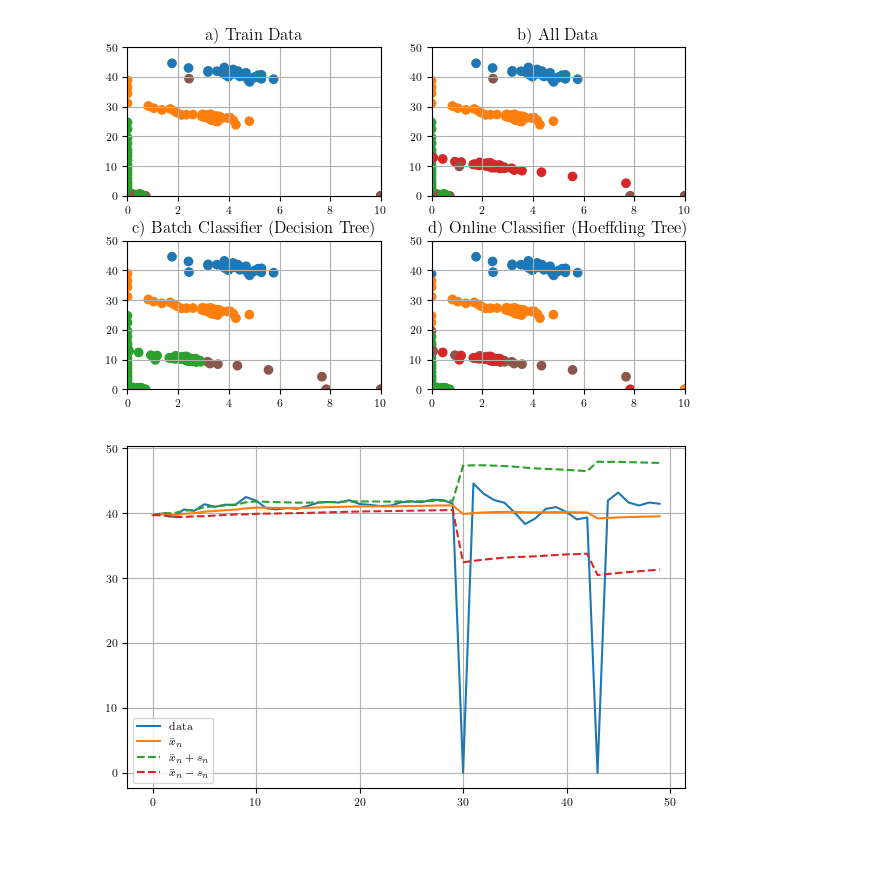
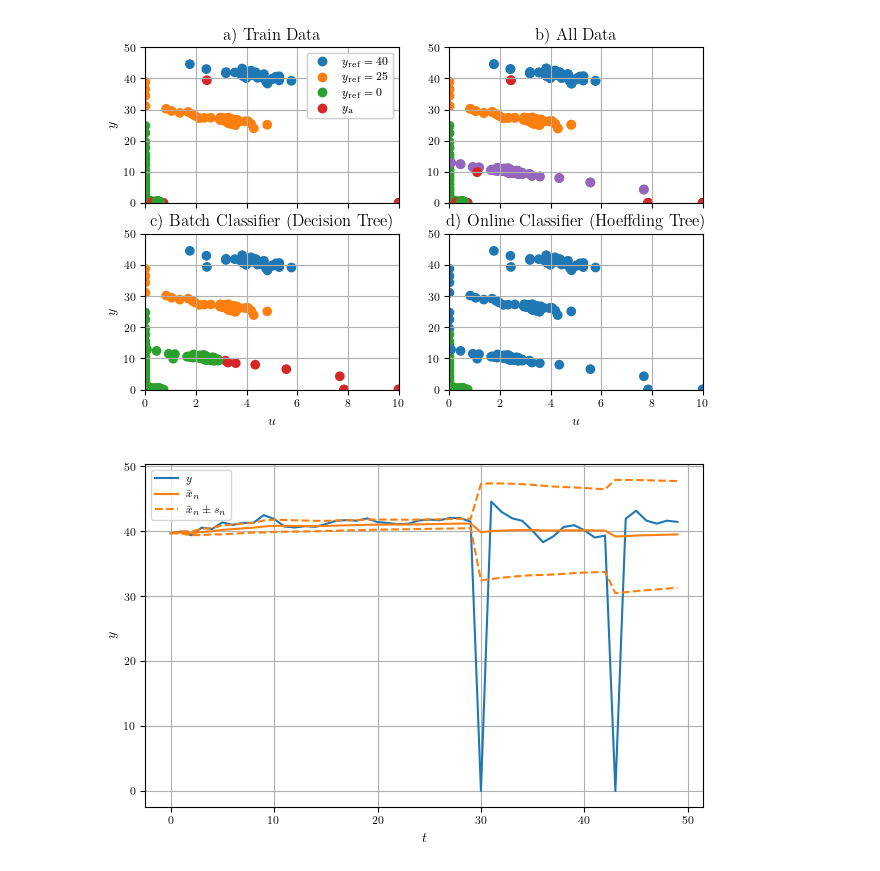
Before and after one commit to MarekWadinger/adaptive-interpretable-ad, a Jupyter notebook: ilustrate/ilustrator.ipynb, the cells around one changed output. Drawn from its saved outputs; the diff is of its cells as text; code cells hidden in the pictures.

```diff
--- a/ilustrate/ilustrator.ipynb
+++ b/ilustrate/ilustrator.ipynb
@@ -239,21 +218,21 @@ def system_perturbed(t, x, u):
 
 q0_max = 10
 q0_min = 0
-t_out, y_ref, y_out, u_out, labels = simulate(system_perturbed, sim_time=300, faults=True)
+t_out, y_ref, y_out_r, u_out_r, labels = simulate(system_perturbed, sim_time=300, faults=True)
 
 fig, axs = plt.subplots(nrows=2, ncols=1, figsize=set_size(subplots=(1,1)), sharex=True)
-axs[0].plot(t_out, y_ref[:,0], label='ref')
-axs[0].plot(t_out, y_out[:,0], label='y')
-axs[0].set_ylabel('Y')
+axs[0].plot(t_out, y_out_r[:,0], label='$y$')
+axs[0].plot(t_out, y_ref[:,0], label=r'$y_{\mathrm{ref}}$', linestyle=":")
+axs[0].set_ylabel('$y$')
 axs[0].set_title('a) Response of a System')
 axs[0].legend()
 
-axs[1].plot(t_out, u_out, label='u')
+axs[1].plot(t_out, u_out_r, label='$u$')
 color = next(axs[1]._get_lines.prop_cycler)
-axs[1].axhline(q0_max, **color)
-axs[1].axhline(q0_min, **color)
-axs[1].set_xlabel('t')
-axs[1].set_ylabel('U')
+axs[1].axhline(q0_max, **color, linestyle=":")
+axs[1].axhline(q0_min, **color, linestyle=":")
+axs[1].set_xlabel('$t$')
+axs[1].set_ylabel('$u$')
 axs[1].set_title('b) Actuator')
 axs[1].legend()
 
@@ -393,15 +518,18 @@ from sklearn.model_selection import train_test_split
 from sklearn.datasets import make_classification
 from sklearn.tree import DecisionTreeClassifier
 from sklearn.pipeline import make_pipeline
-
+import random
+random.seed(40)
 from matplotlib.colors import ListedColormap
-colors = ['#1f77b4', '#ff7f0e', '#2ca02c', '#d62728', '#9467bd', '#8c564b', '#e377c2', '#7f7f7f', '#bcbd22', '#17becf']
+colors = ['#1f77b4', '#ff7f0e', '#2ca02c', '#d62728', '#9467bd',
+          '#8c564b', '#e377c2', '#7f7f7f', '#bcbd22', '#17becf']
 
 def get_cmap(Z):
   return ListedColormap(colors[0:len(np.unique(Z))])
 
 
 # Add one sample from missing class to the test set
+y = np.where(np.array(y) == -1, 5, y)
 X_test = X
 y_test = X
 
@@ -409,7 +537,7 @@ y_test = X
 supervised = make_pipeline(
   StandardScaler(),
   LogisticRegressionCV(max_iter=1000,
-                       class_weight={5: 3}))
+                       class_weight={4: 3}))
 supervised.fit(X_train, y_train)
 
 from river import tree
@@ -418,9 +546,10 @@ from river import preprocessing
 from river import optim
 from river import multiclass
 
-online = tree.HoeffdingTreeClassifier(
-    grace_period=100,
-    delta=1e-5
+online = tree.HoeffdingAdaptiveTreeClassifier(
+    grace_period=10,
+    delta=1e-4,
+    seed=5
 )
 online = (
     preprocessing.StandardScaler() |
@@ -430,44 +559,59 @@ online = (
 # Visualize data
 import matplotlib.pyplot as plt
 
-fig, axs = plt.subplots(2, 2, figsize=set_size(subplots=(2,2)))
+fig, axs = plt.subplots(2, 2, figsize=set_size(subplots=(2,2)),
+                        sharex=True)
 
 # Subplot 1: train data
-axs[0, 0].scatter(X_train[:, 0], X_train[:, 1], c=np.choose(y_train, colors))
+s = axs[0, 0].scatter(X_train[:, 0], X_train[:, 1], c=y_train, cmap=ListedColormap(colors[0:4]))
 axs[0, 0].set_title("a) Train Data")
+axs[0, 0].set_ylabel('$y$')
+legend1 = axs[0, 0].legend(
+    s.legend_elements()[0],
+    [r"$y_{\mathrm{ref}} = 40$",
+     r"$y_{\mathrm{ref}} = 25$",
+     r"$y_{\mathrm{ref}} = 0$",
+     r"$y_{\mathrm{a}}$"])
+axs[0, 0].add_artist(legend1)
 
-# Subplot 2: test data
-axs[0, 1].scatter(X[:, 0], X[:, 1], c=np.choose(y, colors))
-axs[0, 1].set_title("b) All Data")
+colors = ['#1f77b4', '#ff7f0e', '#2ca02c', '#9467bd', '#d62728', '#8c564b', '#e377c2', '#7f7f7f', '#bcbd22', '#17becf']
 
 # Subplot 3: batch model
 y_pred = supervised.predict(X)
 axs[1, 0].scatter(X[:, 0], X[:, 1], c=np.choose(y_pred, colors))
 axs[1, 0].set_title('c) Batch Classifier (Decision Tree)')
+axs[1, 0].set_xlabel('$u$')
+axs[1, 0].set_ylabel('$y$')
+
+# Subplot 2: test data
+axs[0, 1].scatter(X[:, 0], X[:, 1], c=np.choose(y, colors))
+s3 = axs[0, 1].scatter(X[:, 0], X[:, 1], c=y, cmap=ListedColormap(colors[0:5]))
+axs[0, 1].set_title("b) All Data")
 
 # Subplot 4: online model
 y_online = []
 for x_, y_ in zip(X, y):
   x_ = {i: v for i, v in enumerate(x_)}
   y_pred = online.predict_one(x_)
   y_online.append(y_pred) if y_pred is not None else y_online.append(0)
   online.learn_one(x_, y_)
 axs[1, 1].scatter(X[:, 0], X[:, 1], c=np.choose(y_online, colors))
 axs[1, 1].set_title('d) Online Classifier (Hoeffding Tree)')
+axs[1, 1].set_xlabel('$u$')
 
 xlim = (0, 10)
 ylim = (0, 50)
 for ax in axs.flatten():
     ax.set_xlim(xlim)
     ax.set_ylim(ylim)
 
-plt.subplots_adjust(hspace=0.3, wspace=0.2)
+# plt.subplots_adjust(hspace=0.3, wspace=0.2)
 
 # Show the plot
 plt.savefig("online.pdf")
 plt.show()
 # %% [output]
-[figure, old version]
+[figure, new version]
 # %%
 import numpy as np
 import matplotlib.pyplot as plt
@@ -498,19 +642,21 @@ for x in data:
 
 # plot the data and the running mean and standard deviation
 fig, ax = plt.subplots(figsize=set_size())
-ax.plot(data, label='data')
-ax.plot(means, label=r'$\bar x_n$')
+ax.plot(data, label='$y$')
+color = next(ax._get_lines.prop_cycler)
+ax.plot(means, label=r'$\bar x_n$', **color)
 ax.plot(np.array(means) + np.array(stds), linestyle='--',
-        label=r'$\bar x_n + s_n$')
-ax.plot(np.array(means) - np.array(stds), linestyle='--',
-        label=r'$\bar x_n - s_n$')
+        label=r'$\bar x_n \pm s_n$', **color)
+ax.plot(np.array(means) - np.array(stds), linestyle='--', **color)
 ax.legend()
+ax.set_xlabel('$t$')
+ax.set_ylabel('$y$')
 
 # Show the plot
 plt.savefig("welford.pdf")
 plt.show()
 # %% [output]
-[figure, old version]
+[figure, new version]
 # %%
 import numpy as np
 import matplotlib.pyplot as plt
```
Also changed, not shown: parts of 13 cells of this notebook, 4 other files.
